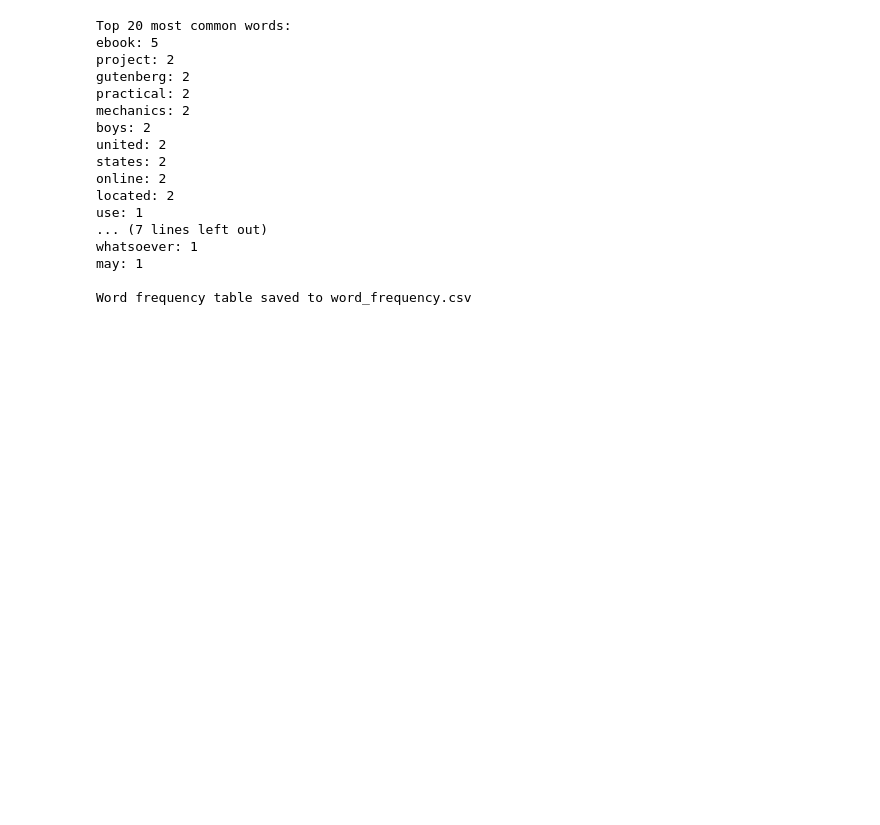
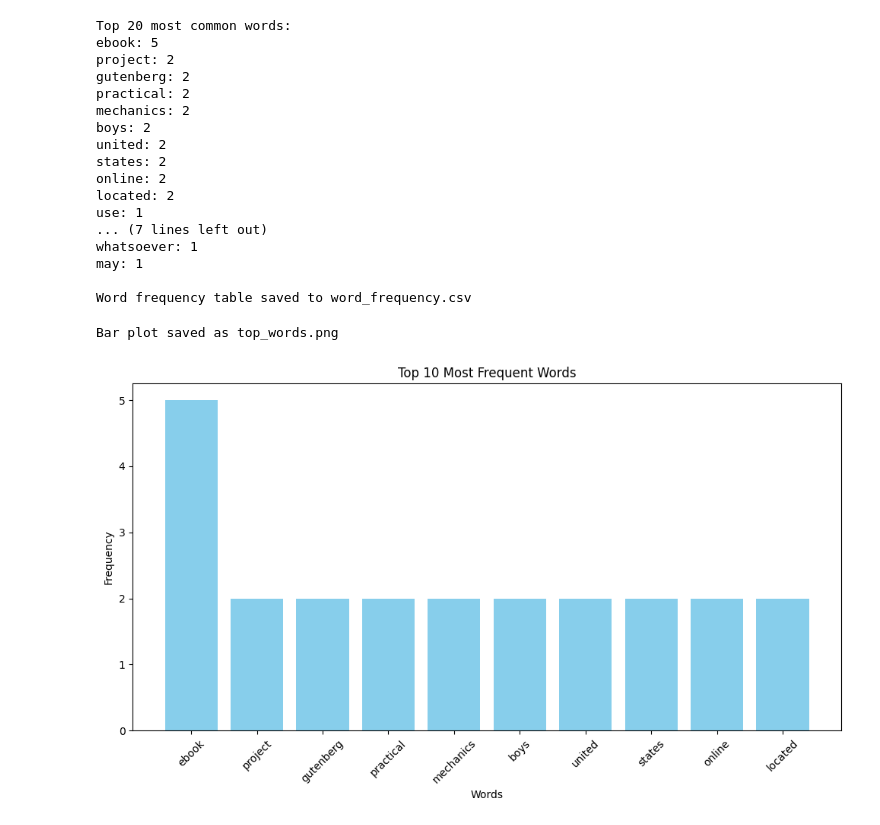
Before and after one commit to TarunRaghav3699/NLP-Subject, a Jupyter notebook: Homework 1/main.ipynb, the cells around one changed output. Drawn from its saved outputs; the diff is of its cells as text; code cells hidden in the pictures; blank space fills up the shorter version.

Commit message:
completed all task

```diff
--- a/Homework 1/main.ipynb
+++ b/Homework 1/main.ipynb
@@ -112,3 +112,27 @@ whatsoever: 1
 may: 1
 
 Word frequency table saved to word_frequency.csv
+# %%
+# TASK 5: Bonus - Bar Plot of Top 10 Words
+import matplotlib.pyplot as plt
+
+# Get top 10 most common words
+top_10 = word_counts.most_common(10)
+words, frequencies = zip(*top_10)
+
+# Create bar plot
+plt.figure(figsize=(10, 6))
+plt.bar(words, frequencies, color='skyblue')
+plt.xlabel("Words")
+plt.ylabel("Frequency")
+plt.title("Top 10 Most Frequent Words")
+plt.xticks(rotation=45)
+plt.tight_layout()
+
+# Save the plot
+plt.savefig("top_words.png")
+
+print("\nBar plot saved as top_words.png")
+# %% [output]
+Bar plot saved as top_words.png
+[figure, added]
```
Also changed, not shown: 2 other files.
